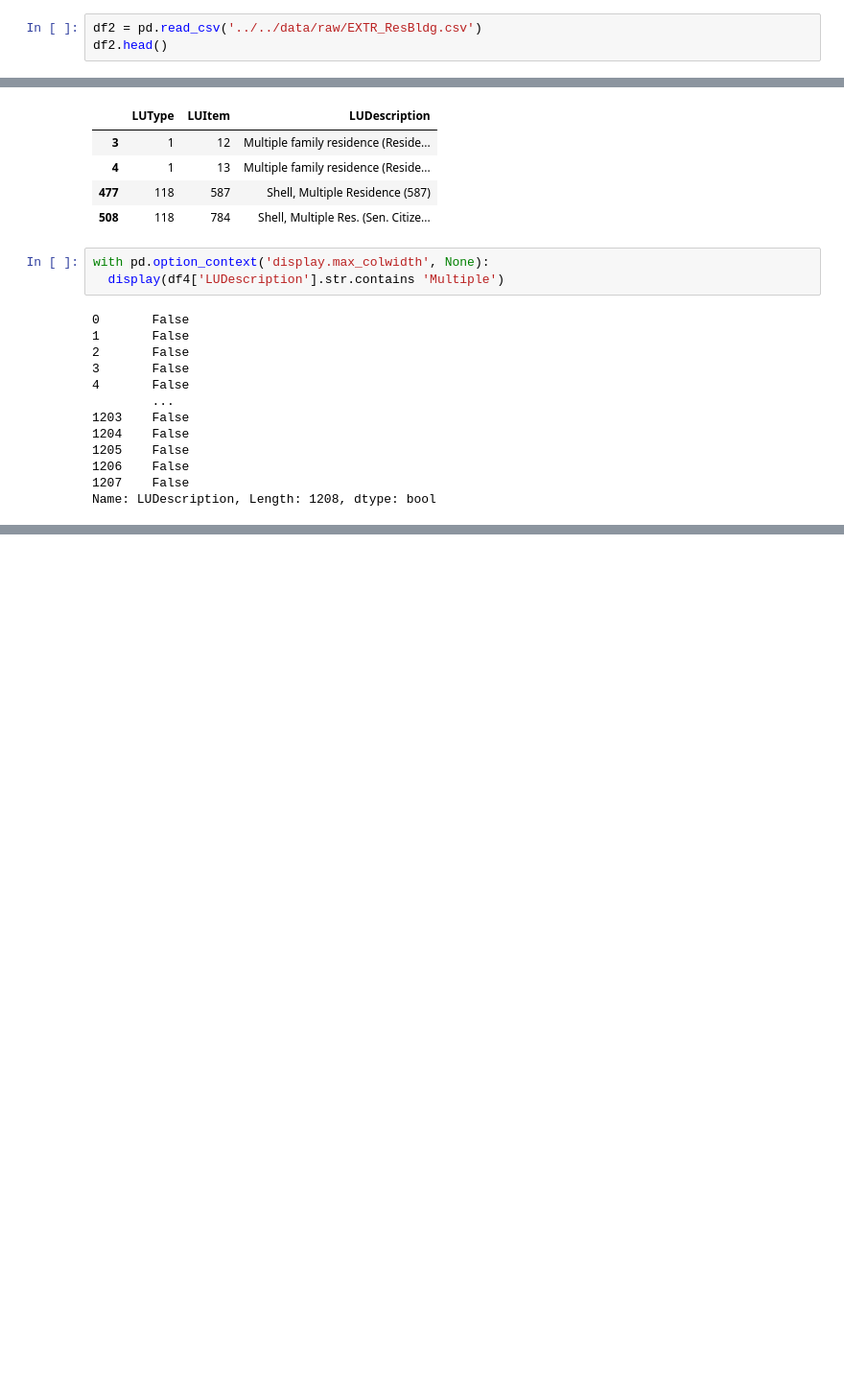
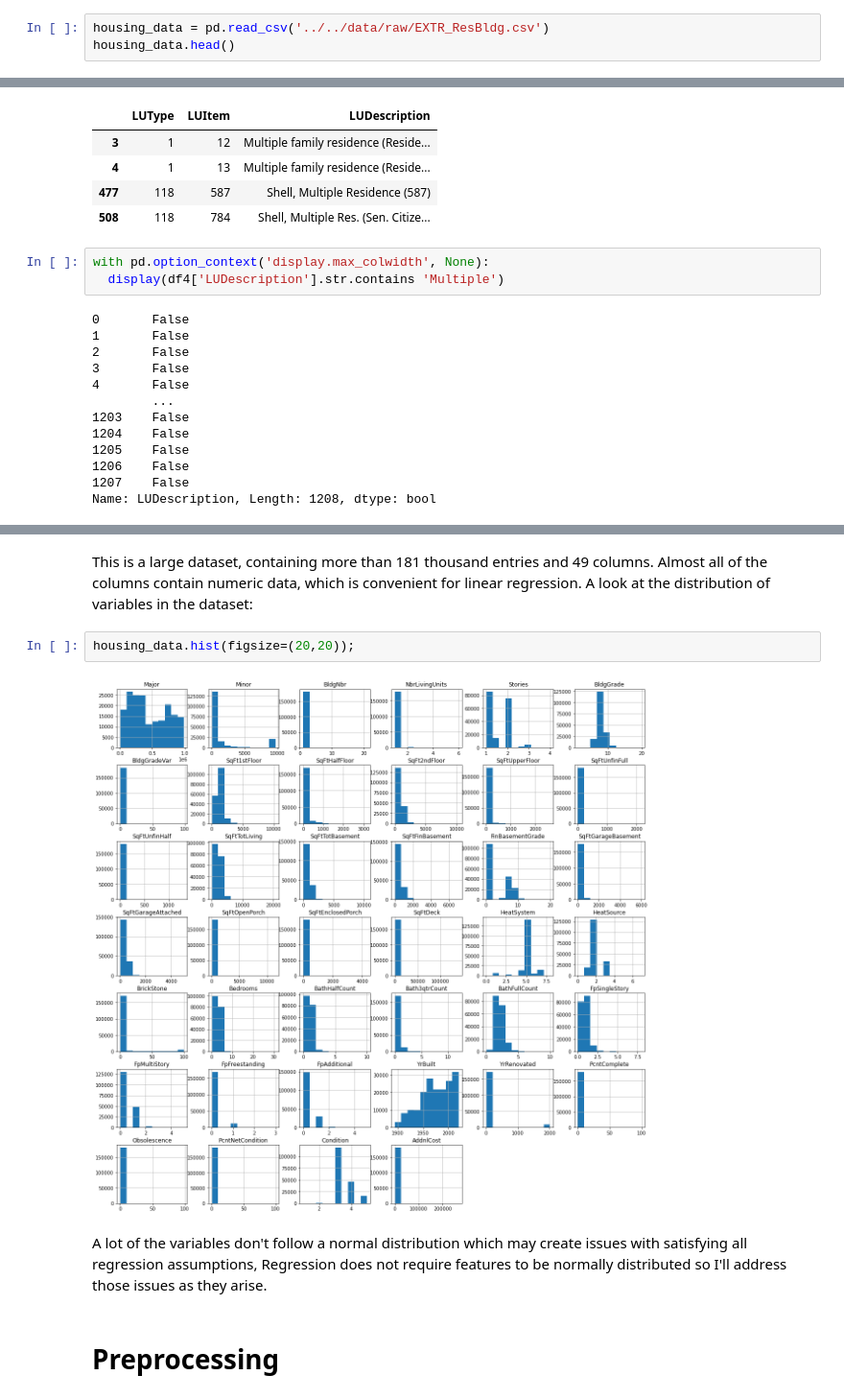
Before and after one commit to samtuleen/King-County-Home-Price-Predictors, a Jupyter notebook: notebooks/exploratory/Predicting-Most-Valuable-Home-Projects-In-King-County-Analysis.ipynb, the cells around one changed output, grey strips where cells are left out. Shown: that part at 96% size. Saved outputs shown, nothing was run; the diff lists cells and outputs as text; blank space fills up the shorter version.

```diff
--- a/notebooks/exploratory/Predicting-Most-Valuable-Home-Projects-In-King-County-Analysis.ipynb
+++ b/notebooks/exploratory/Predicting-Most-Valuable-Home-Projects-In-King-County-Analysis.ipynb
@@ -128,6 +117,6 @@ memory usage: 69.2+ MB
 # %%
-df2 = pd.read_csv('../../data/raw/EXTR_ResBldg.csv')
-df2.head()
+housing_data = pd.read_csv('../../data/raw/EXTR_ResBldg.csv')
+housing_data.head()
 # %% [output]
 |  | Major | Minor | BldgNbr | NbrLivingUnits | Address | BuildingNumber | Fraction | DirectionPrefix | ... |
 | 0 | 9800 | 720 | 1 | 1 | 27719 SE 26TH WAY 98075 | 27719 |  | SE | ... |
@@ -227,0 +247,11 @@ Name: LUDescription, Length: 1208, dtype: bool
+# %% [markdown]
+This is a large dataset, containing more than 181 thousand entries and 49 columns. Almost all of the columns contain numeric data, which is convenient for linear regression.
+A look at the distribution of variables in the dataset:
+# %%
+housing_data.hist(figsize=(20,20));
+# %% [output]
+[figure, added]
+# %% [markdown]
+A lot of the variables don't follow a normal distribution which may create issues with satisfying all regression assumptions, Regression does not require features to be normally distributed so I'll address those issues as they arise.
+# %% [markdown]
+# Preprocessing
```
Also changed, not shown: parts of 20 cells of this notebook.
